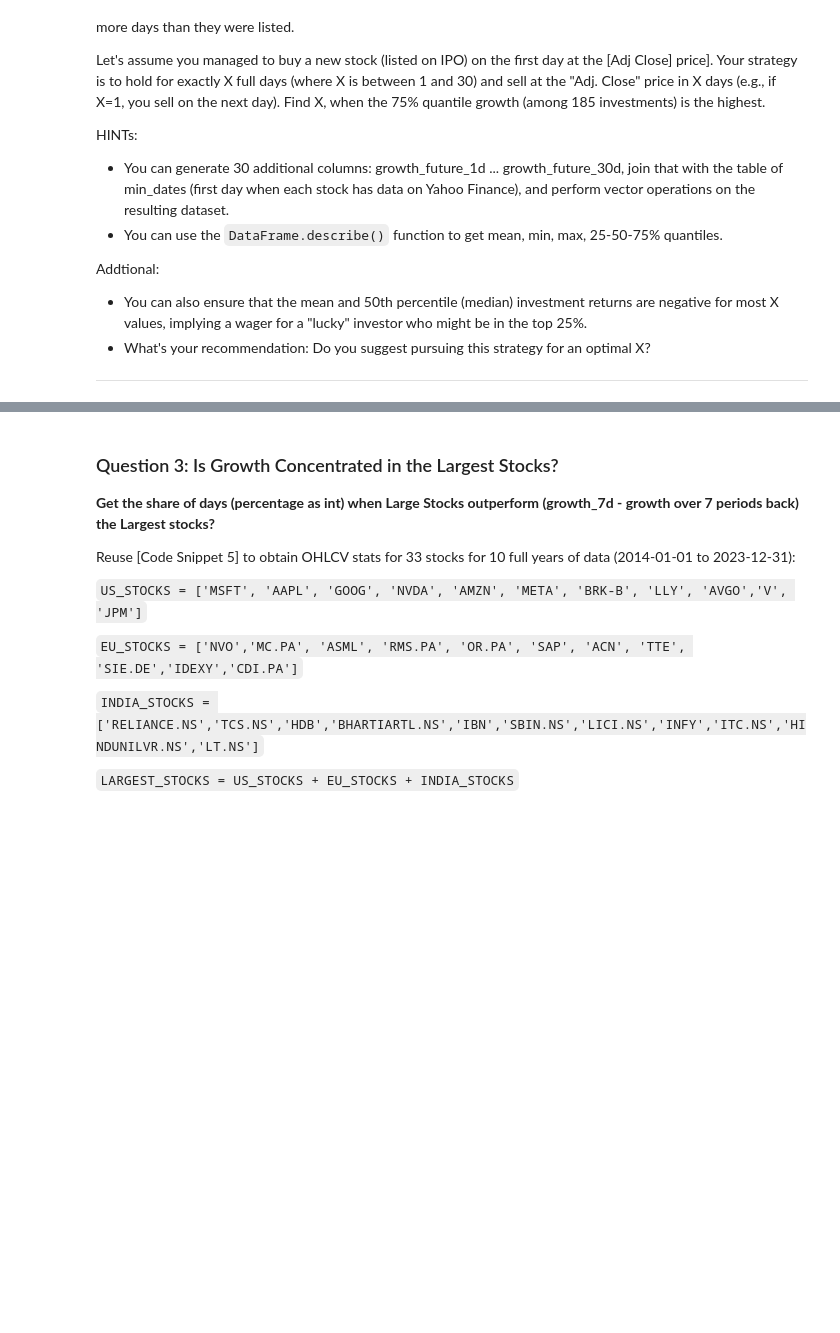
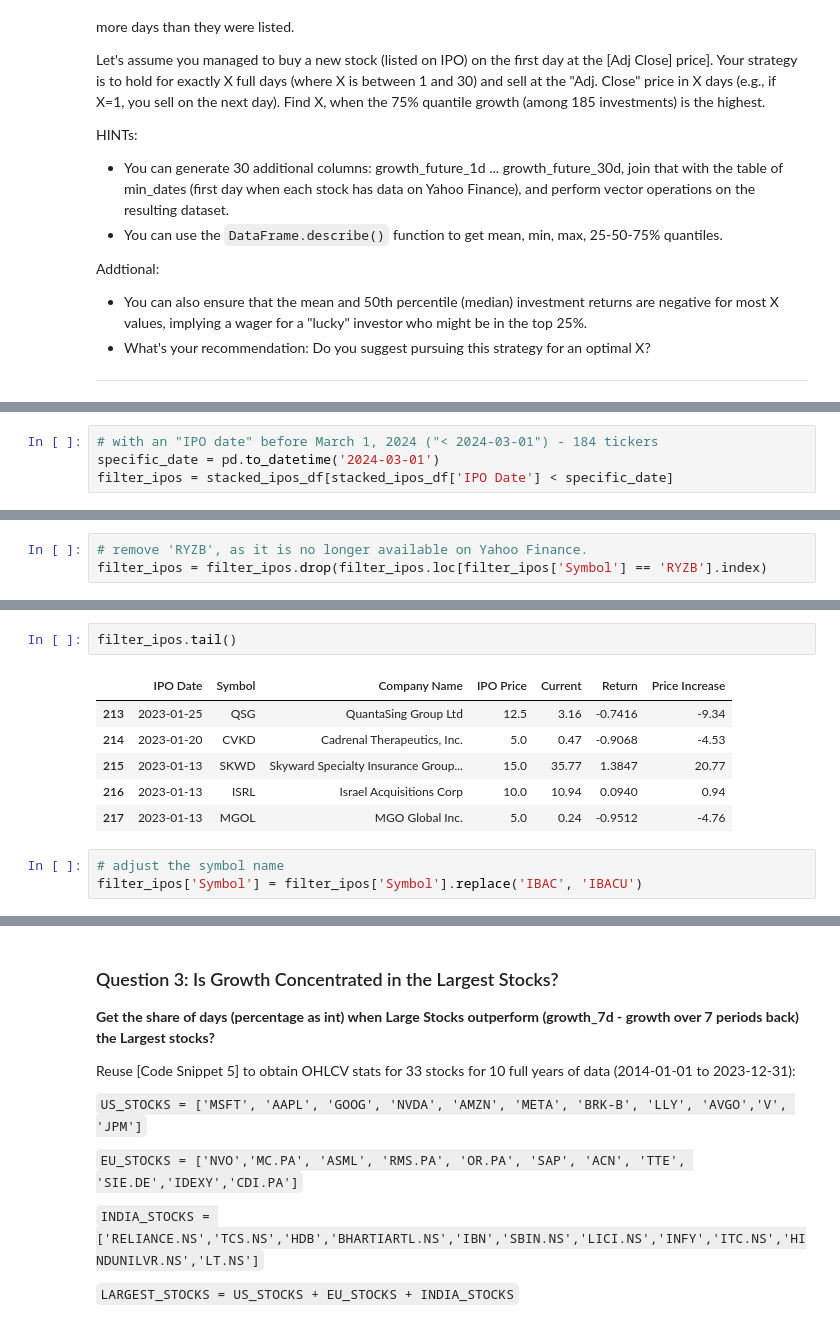
Before and after one commit to mary435/stock-markets-analytics, a Jupyter notebook: 02/hw_02.ipynb, the cells around one changed output, grey strips where cells are left out. Cells and saved outputs as stored; diff of their text form; blank space fills up the shorter version.

```diff
--- a/02/hw_02.ipynb
+++ b/02/hw_02.ipynb
@@ -265,0 +380,4 @@ memory usage: 3.1+ KB
+# %%
+# with an "IPO date" before March 1, 2024 ("< 2024-03-01") - 184 tickers
+specific_date = pd.to_datetime('2024-03-01')
+filter_ipos = stacked_ipos_df[stacked_ipos_df['IPO Date'] < specific_date]
@@ -265,0 +401,3 @@ memory usage: 3.1+ KB
+# %%
+# remove 'RYZB', as it is no longer available on Yahoo Finance.
+filter_ipos = filter_ipos.drop(filter_ipos.loc[filter_ipos['Symbol'] == 'RYZB'].index)
@@ -265,0 +425,12 @@ memory usage: 3.1+ KB
+# %%
+filter_ipos.tail()
+# %% [output]
+|  | IPO Date | Symbol | Company Name | IPO Price | Current | Return | Price Increase |
+| 213 | 2023-01-25 | QSG | QuantaSing Group Ltd | 12.5 | 3.16 | -0.7416 | -9.34 |
+| 214 | 2023-01-20 | CVKD | Cadrenal Therapeutics, Inc. | 5.0 | 0.47 | -0.9068 | -4.53 |
+| 215 | 2023-01-13 | SKWD | Skyward Specialty Insurance Group... | 15.0 | 35.77 | 1.3847 | 20.77 |
+| 216 | 2023-01-13 | ISRL | Israel Acquisitions Corp | 10.0 | 10.94 | 0.0940 | 0.94 |
+| 217 | 2023-01-13 | MGOL | MGO Global Inc. | 5.0 | 0.24 | -0.9512 | -4.76 |
+# %%
+# adjust the symbol name
+filter_ipos['Symbol'] = filter_ipos['Symbol'].replace('IBAC', 'IBACU')
```
Also changed, not shown: parts of 30 cells of this notebook.
